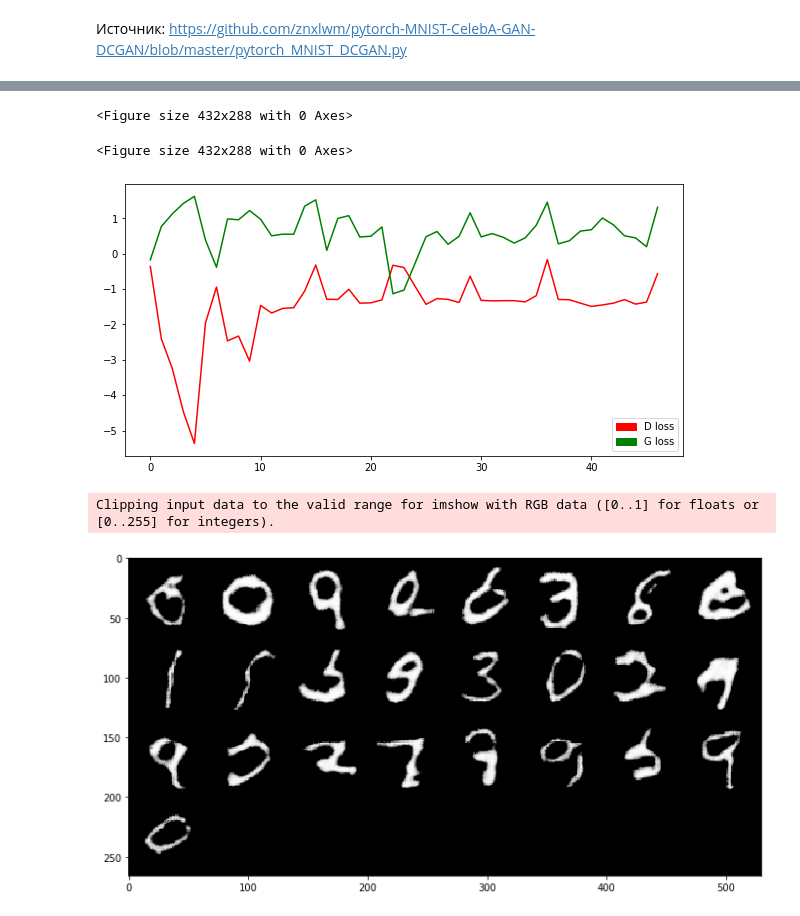
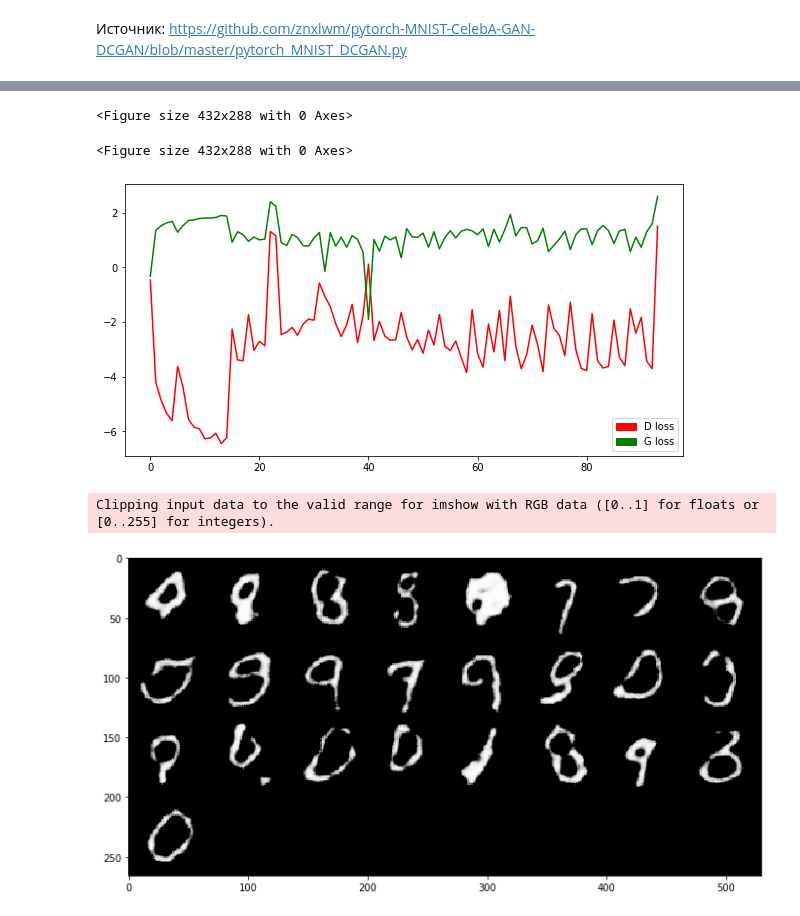
Before and after one commit to GruXsqK/PyTorch_NN, a Jupyter notebook: Lesson_3/Lesson_3.ipynb, the cells around one changed output, grey strips where cells are left out. Drawn from its saved outputs; the diff is of its cells as text; code cells hidden in the pictures.

```diff
--- a/Lesson_3/Lesson_3.ipynb
+++ b/Lesson_3/Lesson_3.ipynb
@@ -73,7 +73,7 @@ class Discriminator(nn.Module):
         return output
 # %%
 lr = 0.001
-num_epochs = 800
+num_epochs = 400
 
 generator = Generator()
 discriminator = Discriminator()
@@ -115,8 +115,8 @@ for epoch in range(num_epochs):
         optimizer_G.step()
 
         # Выводим значения функций потерь
-        if epoch % 50 == 0 and n == batch_size - 1:
-            print(f"Epoch: {epoch} Loss D.: {loss_discriminator}")
-            print(f"Epoch: {epoch} Loss G.: {loss_generator}")
+        if (epoch + 1) % 50 == 0 and n == (batch_size - 1):
+            print(f"Epoch: {epoch + 1} Loss D.: {loss_discriminator}")
+            print(f"Epoch: {epoch + 1} Loss G.: {loss_generator}")
             print("-"*40)
 # %% [output]
@@ -181,7 +181,7 @@ def sample_image(static_sample, save_img = False):
     if save_img:
         save_image(gen_imgs.data[:25], "images/%d.png" % batches_done, nrow=5, normalize=True)
 # %%
-n_epochs = 10
+n_epochs = 20
 batch_size = 256
 lr = 0.0002
 
@@ -266,7 +266,7 @@ generator = Generator(16).to(device)
 discriminator = Discriminator(16).to(device)
 
 
-optimizer_G = torch.optim.Adam(generator.parameters(), lr=lr*2, betas=(b1, b2))
+optimizer_G = torch.optim.Adam(generator.parameters(), lr=lr, betas=(b1, b2))
 optimizer_D = torch.optim.Adam(discriminator.parameters(), lr=lr, betas=(b1, b2))
 
 adversarial_loss = torch.nn.BCELoss()
@@ -329,16 +329,16 @@ for epoch in range(n_epochs):
             plt.clf()
 
             display.clear_output(wait=False)
-            total_time = time.time() - start_time
-            print("[Epoch %d/%d] [Batch %d/%d] [D loss: %f] [G loss: %f] (%d h: %d m: %d sec)"% (epoch,
+            total_time = time.gmtime(time.time() - start_time)
+            print("[Epoch %d/%d] [Batch %d/%d] [D loss: %f] [G loss: %f] (%d:%d:%d - (h:m:s))"% (epoch+1,
                                                                                                  n_epochs,
                                                                                                  i,
                                                                                                  len(real_data),
                                                                                                  d_loss.item(),
                                                                                                  g_loss.item(),
-                                                                                                 total_time/3600,
-                                                                                                 total_time/60,
-                                                                                                 total_time%60))
+                                                                                                 total_time.tm_hour,
+                                                                                                 total_time.tm_min,
+                                                                                                 total_time.tm_sec))
 
             display.display(plt.gcf())
 
@@ -346,8 +346,8 @@ for epoch in range(n_epochs):
             g_loss_history.append(g_loss)
 
             plt.figure(figsize=(10, 5))
-            plt.plot(np.log(np.array(d_loss_history)), label='D loss', color = 'red')
-            plt.plot(np.log(np.array(g_loss_history)), label='G loss', color = 'green')
+            plt.plot(np.log(np.array(d_loss_history)), label='D loss', color = 'red');
+            plt.plot(np.log(np.array(g_loss_history)), label='G loss', color = 'green');
             plt.legend(handles=[red_patch, green_patch])
             plt.show();
 # %% [output]
@@ -355,8 +355,8 @@ for epoch in range(n_epochs):
 <Figure size 432x288 with 0 Axes>
 <Figure size 432x288 with 0 Axes>
-[figure, old version]
+[figure, new version]
 # %%
 sample_image(generator(Variable(torch.FloatTensor(np.random.normal(0, 1, (batch_size, latent_dim, 1, 1))))))
 # %% [output]
 Clipping input data to the valid range for imshow with RGB data ([0..1] for floats or [0..255] for integers).
-[figure, old version]
+[figure, new version]
```
Also changed, not shown: parts of 3 cells of this notebook.
